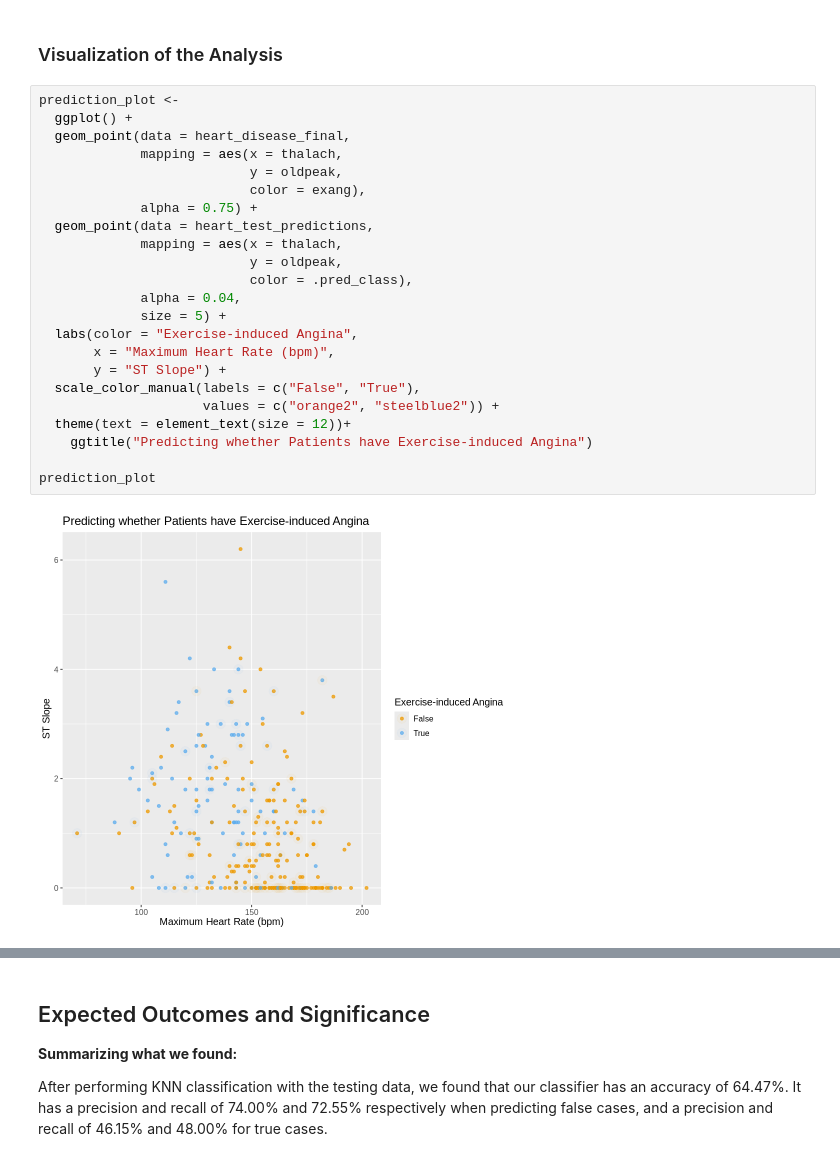
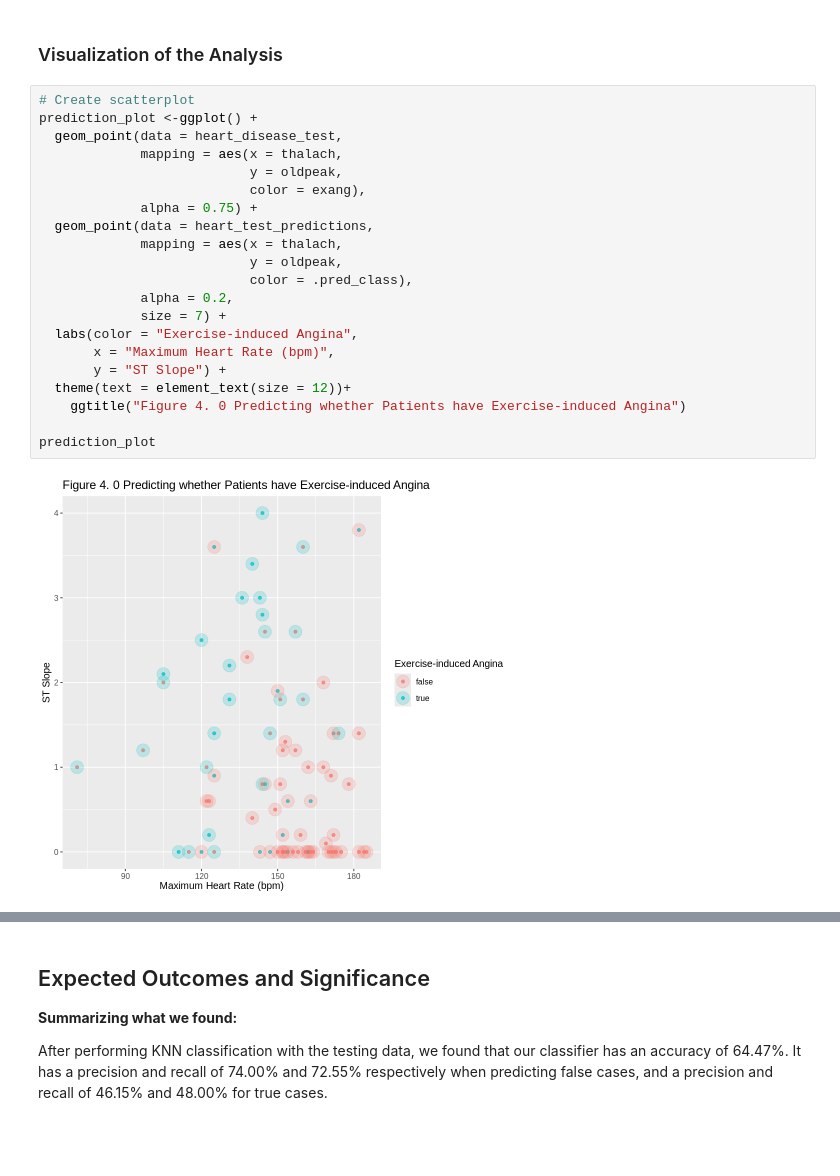
Before and after one commit to kakeysword/dsci100-heart-disease, a Jupyter notebook: group report.ipynb, the cells around one changed output, grey strips where cells are left out. Saved outputs shown, nothing was run; the diff lists cells and outputs as text.

Commit message:
Added plot for visualization of data

```diff
--- a/group report.ipynb
+++ b/group report.ipynb
@@ -412,30 +420,28 @@ Prediction false true
 # %% [markdown]
 ### Visualization of the Analysis
 # %%
-prediction_plot <-
-  ggplot() +
-  geom_point(data = heart_disease_final,
+# Create scatterplot
+prediction_plot <-ggplot() +
+  geom_point(data = heart_disease_test,
              mapping = aes(x = thalach,
                            y = oldpeak,
                            color = exang),
              alpha = 0.75) +
   geom_point(data = heart_test_predictions,
              mapping = aes(x = thalach,
                            y = oldpeak,
                            color = .pred_class),
-             alpha = 0.04,
-             size = 5) +
+             alpha = 0.2,
+             size = 7) +
   labs(color = "Exercise-induced Angina",
        x = "Maximum Heart Rate (bpm)",
        y = "ST Slope") +
-  scale_color_manual(labels = c("False", "True"),
-                     values = c("orange2", "steelblue2")) +
   theme(text = element_text(size = 12))+
-    ggtitle("Predicting whether Patients have Exercise-induced Angina")
+    ggtitle("Figure 4. 0 Predicting whether Patients have Exercise-induced Angina")
 
 prediction_plot
 # %% [output]
-[figure, old version]
+[figure, new version]
 # %% [markdown]
 ## Methods
 After loading in the necessary libraries, we loaded in the `cleve.mod` data set from the Heart Disease Database, which contains data taken from patients at the Cleveland Clinic in Cleveland Ohio.
```
Also changed, not shown: parts of 3 cells of this notebook.
